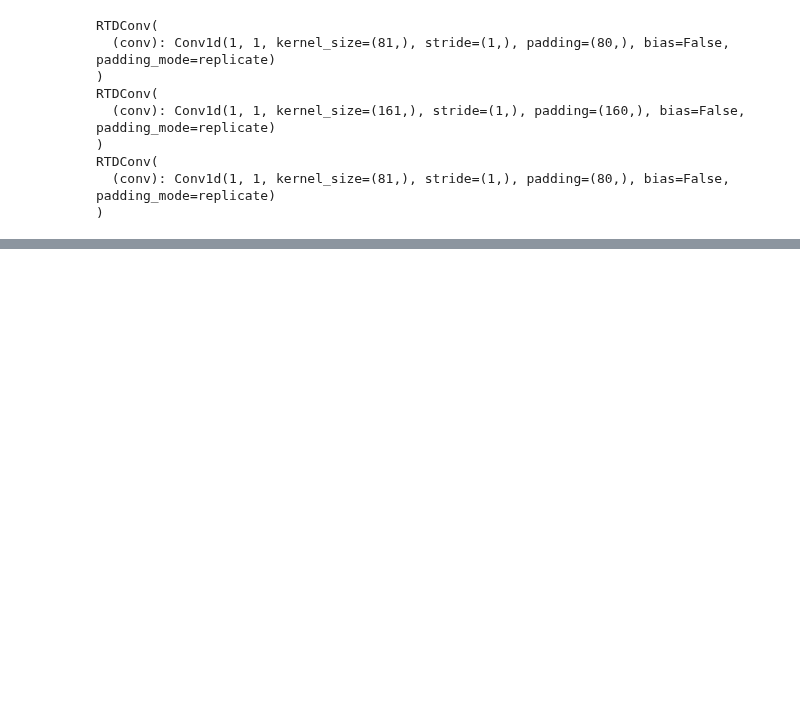
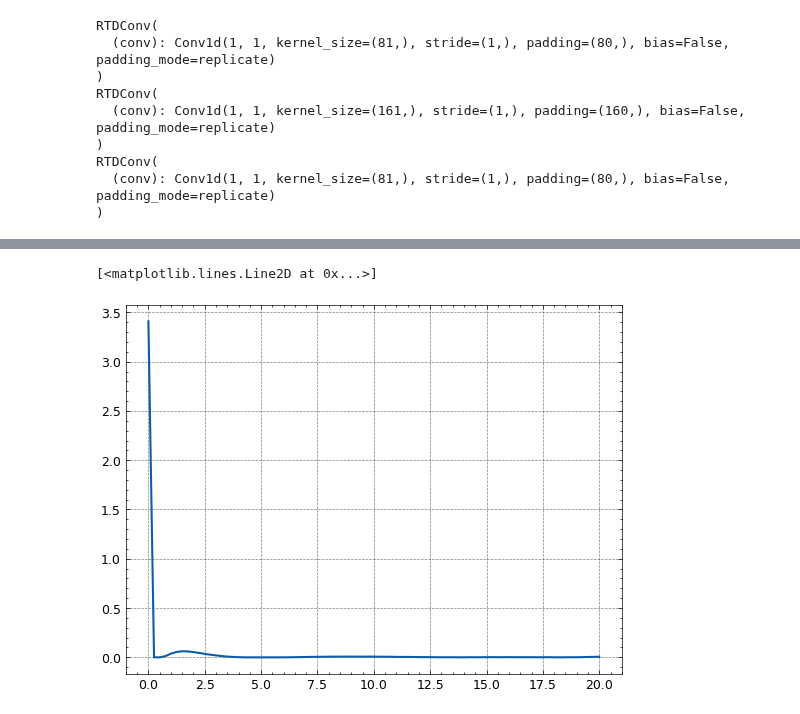
Before and after one commit to ChemRxnEngLab/nRTD, a Jupyter notebook: Experiments/FBA_001/250715_FBA_training_sub_systems.ipynb, the cells around one changed output, grey strips where cells are left out. Drawn from its saved outputs; the diff is of its cells as text; code cells hidden in the pictures; blank space fills up the shorter version.

```diff
--- a/Experiments/FBA_001/250715_FBA_training_sub_systems.ipynb
+++ b/Experiments/FBA_001/250715_FBA_training_sub_systems.ipynb
@@ -853,0 +844,5 @@ Requirement already satisfied: packaging in c:\users\alexanderzirn\appdata\local
+# %%
+plt.plot(ts[0], Es[0])
+# %% [output]
+[<matplotlib.lines.Line2D at 0x...>]
+[figure, added]
```
Also changed, not shown: parts of 24 cells of this notebook.
